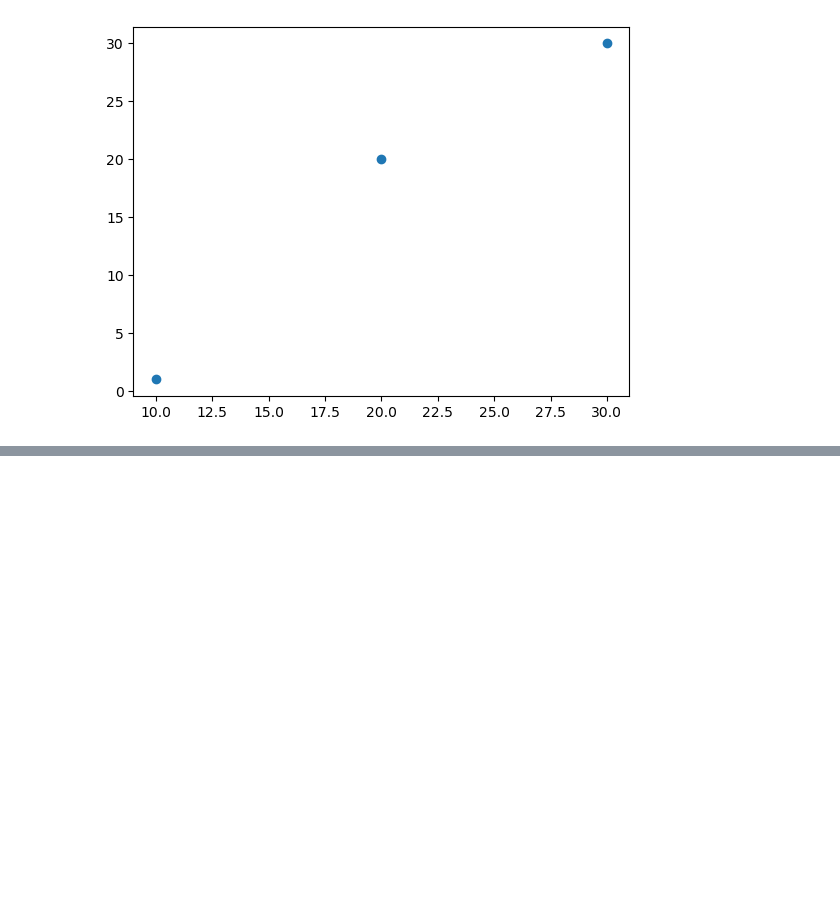
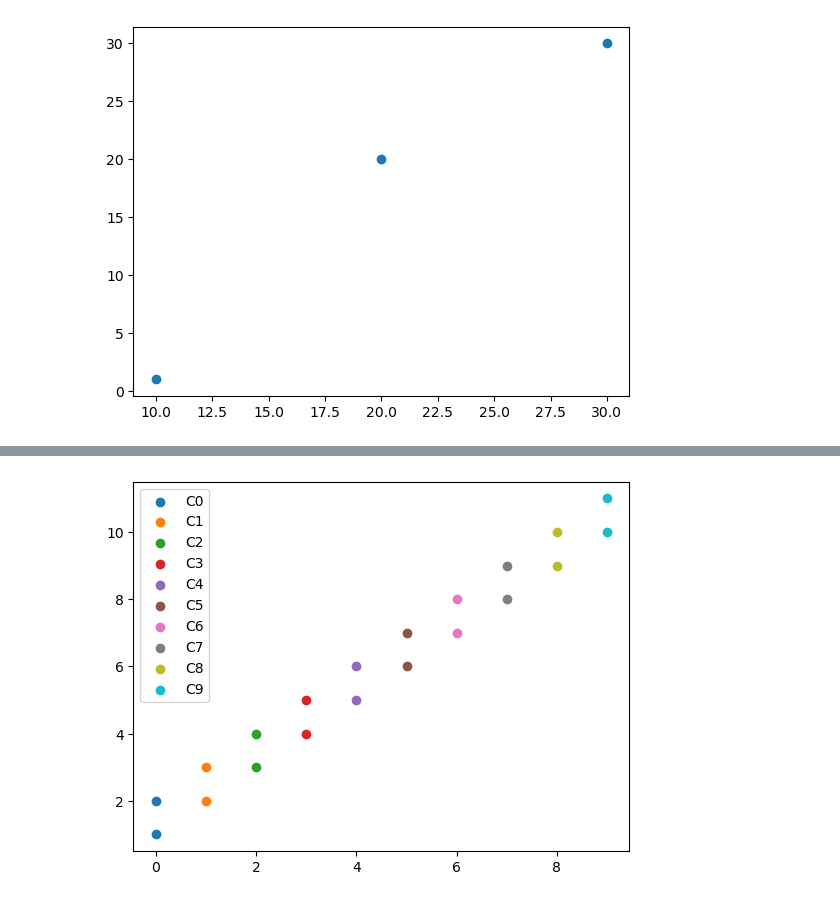
Before and after one commit to francis-ohara/intro-to-data-science, a Jupyter notebook: notebooks/5-matplotlib-exercise.ipynb, the cells around one changed output, grey strips where cells are left out. Drawn from its saved outputs; the diff is of its cells as text; code cells hidden in the pictures; blank space fills up the shorter version.

Commit message:
Update 5: matplotlib exercises

```diff
--- a/notebooks/5-matplotlib-exercise.ipynb
+++ b/notebooks/5-matplotlib-exercise.ipynb
@@ -767,0 +807,15 @@ Whenever a Jupyter notebook server is started or python script is run and matplo
+# %%
+import matplotlib.pyplot as plt
+
+# plot 10 distinct scatter plots
+for i in range(10):
+    plt.scatter([i],[i+1], label=f"C{i}")
+
+# plot 10 distinct scatter plots
+for i in range(10):
+    plt.scatter([i], [i+2])
+
+plt.legend()
+plt.show()
+# %% [output]
+[figure, added]
```
Also changed, not shown: parts of 7 cells of this notebook.
